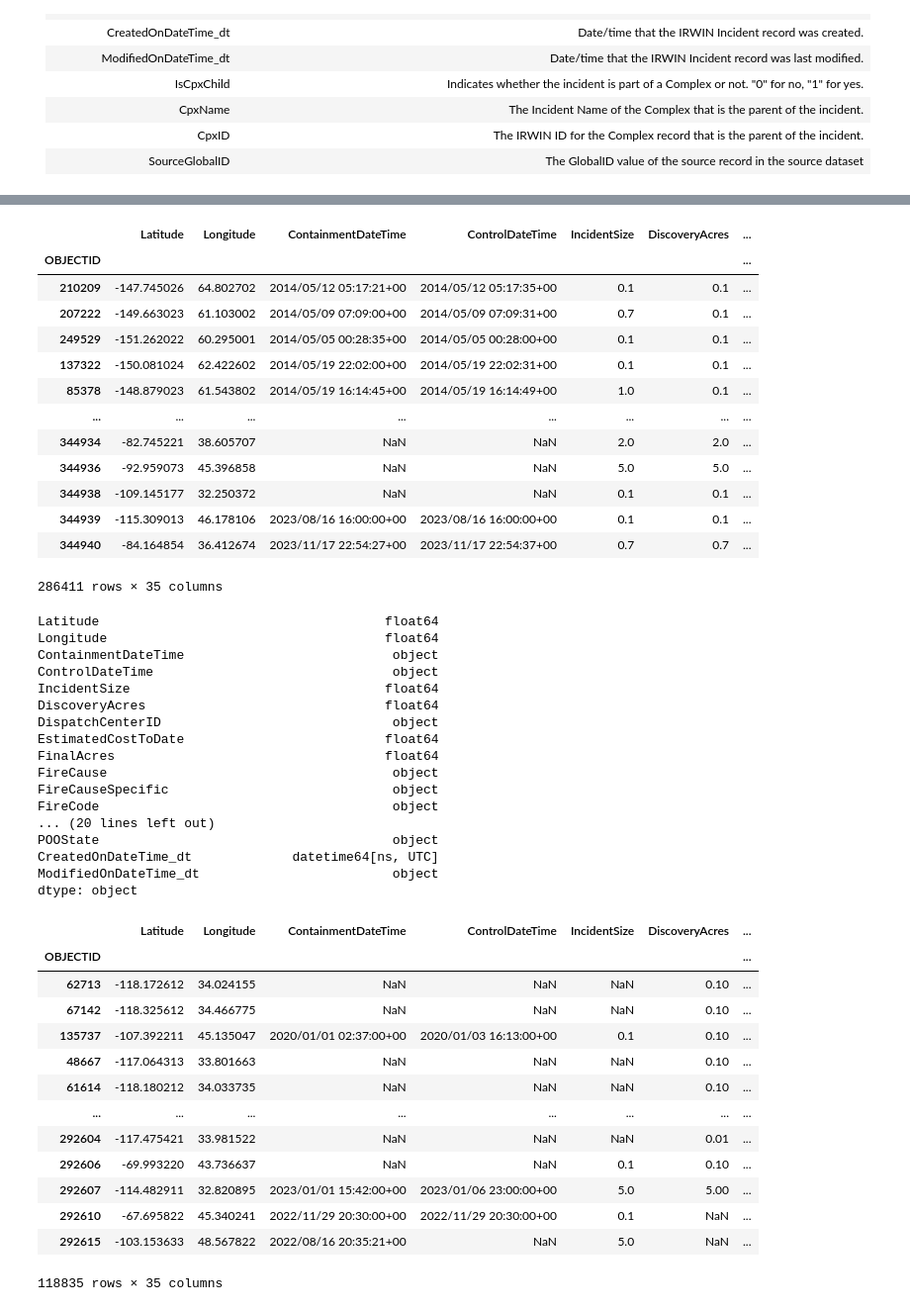
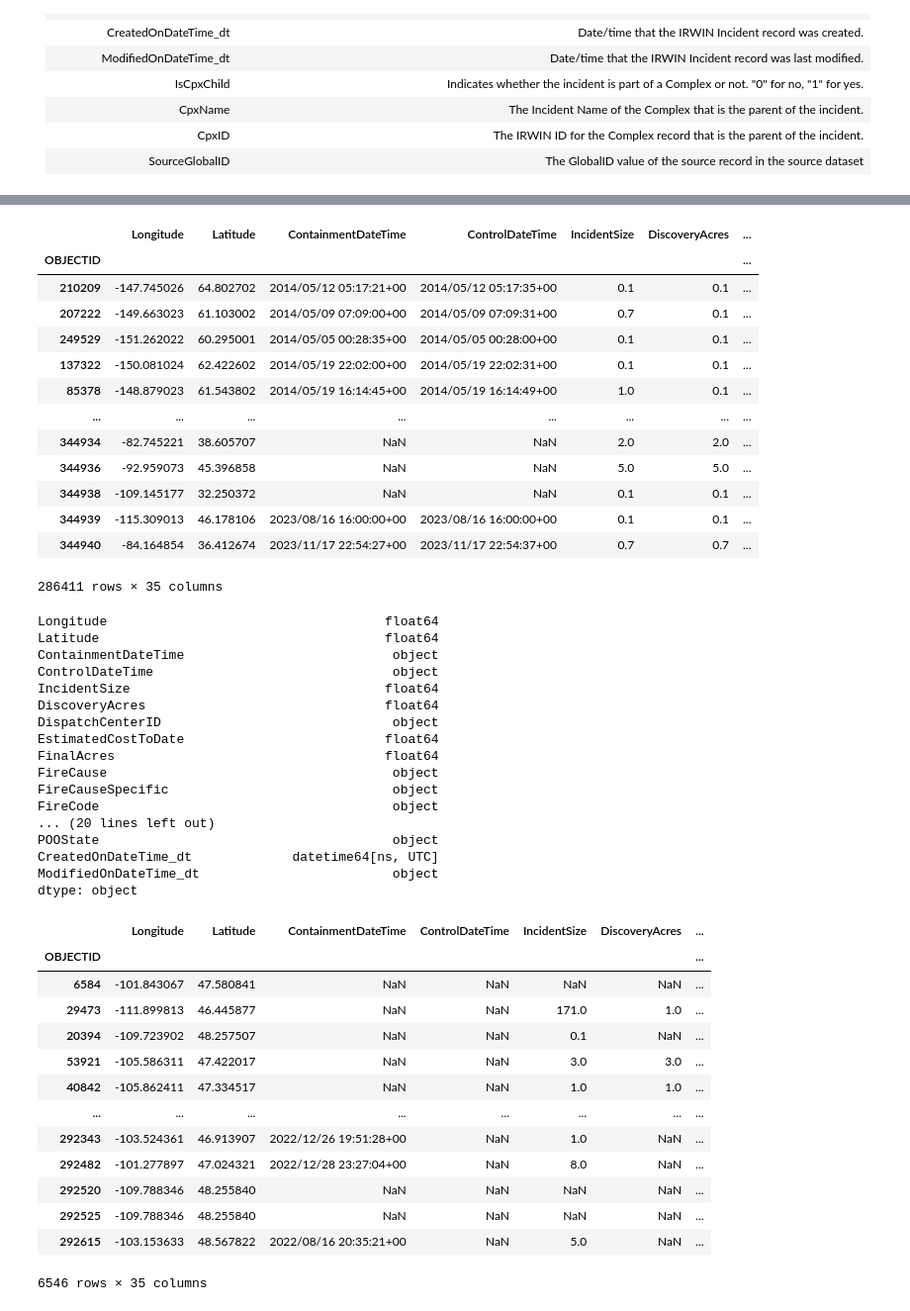
Before and after one commit to SD-2023-CS02/Wildfire-Resource-Simulator, a Jupyter notebook: wfigs_fire_data.ipynb, the cells around one changed output, grey strips where cells are left out. Shown at 99% size. Saved outputs shown, nothing was run; the diff lists cells and outputs as text; code cells hidden in the pictures.

```diff
--- a/wfigs_fire_data.ipynb
+++ b/wfigs_fire_data.ipynb
@@ -247,7 +247,7 @@ sortByDate['CreatedOnDateTime_dt'] = pd.to_datetime(sortByDate['CreatedOnDateTim
 
 df_sorted = sortByDate.sort_values(by='CreatedOnDateTime_dt')
 
-df_sorted.rename(columns={'X': 'Latitude', 'Y': 'Longitude'}, inplace=True)
+df_sorted.rename(columns={'X': 'Longitude', 'Y': 'Latitude'}, inplace=True)
 
 display(df_sorted)
 # %% [output]
@@ -281,7 +281,7 @@ df_sorted.drop(['FireBehaviorGeneral', 'IrwinID', 'FireBehaviorGeneral1', 'FireB
 
 display(df_sorted)
 # %% [output]
-|  | Latitude | Longitude | ContainmentDateTime | ControlDateTime | IncidentSize | DiscoveryAcres | ... |
+|  | Longitude | Latitude | ContainmentDateTime | ControlDateTime | IncidentSize | DiscoveryAcres | ... |
 | OBJECTID |  |  |  |  |  |  | ... |
 | 210209 | -147.745026 | 64.802702 | 2014/05/12 05:17:21+00 | 2014/05/12 05:17:35+00 | 0.1 | 0.1 | ... |
 | 207222 | -149.663023 | 61.103002 | 2014/05/09 07:09:00+00 | 2014/05/09 07:09:31+00 | 0.7 | 0.1 | ... |
@@ -300,8 +300,8 @@ display(df_sorted)
 types = df_sorted.dtypes
 print(types)
 # %% [output]
+Longitude                                    float64
 Latitude                                     float64
-Longitude                                    float64
 ContainmentDateTime                           object
 ControlDateTime                               object
 IncidentSize                                 float64
@@ -318,30 +318,41 @@ CreatedOnDateTime_dt             datetime64[ns, UTC]
 ModifiedOnDateTime_dt                         object
 dtype: object
 # %%
+EAST_BOUNDARY = 45.817
+WEST_BOUNDARY = 65.817
+NORTH_BOUNDARY = -111.929
+SOUTH_BOUNDARY = -98.437
+
 # Get the column data by date
 date_data = df_sorted['CreatedOnDateTime_dt']
 
 # Filter the data between 2020 and 2022
 filtered_df = df_sorted.loc[(df_sorted['CreatedOnDateTime_dt'] > '2020-01-01')
                             & (df_sorted['CreatedOnDateTime_dt'] < '2023-01-01')]
 
+filtered_df = filtered_df.loc[(df_sorted['Latitude'] > EAST_BOUNDARY)
+                              & (df_sorted['Latitude'] < WEST_BOUNDARY)]
+
+filtered_df = filtered_df.loc[(df_sorted['Longitude'] < SOUTH_BOUNDARY)
+                              & (df_sorted['Longitude'] > NORTH_BOUNDARY)]
+
 # display the filtered data
 display(filtered_df)
 # %% [output]
-|  | Latitude | Longitude | ContainmentDateTime | ControlDateTime | IncidentSize | DiscoveryAcres | ... |
+|  | Longitude | Latitude | ContainmentDateTime | ControlDateTime | IncidentSize | DiscoveryAcres | ... |
 | OBJECTID |  |  |  |  |  |  | ... |
-| 62713 | -118.172612 | 34.024155 | NaN | NaN | NaN | 0.10 | ... |
-| 67142 | -118.325612 | 34.466775 | NaN | NaN | NaN | 0.10 | ... |
-| 135737 | -107.392211 | 45.135047 | 2020/01/01 02:37:00+00 | 2020/01/03 16:13:00+00 | 0.1 | 0.10 | ... |
-| 48667 | -117.064313 | 33.801663 | NaN | NaN | NaN | 0.10 | ... |
-| 61614 | -118.180212 | 34.033735 | NaN | NaN | NaN | 0.10 | ... |
+| 6584 | -101.843067 | 47.580841 | NaN | NaN | NaN | NaN | ... |
+| 29473 | -111.899813 | 46.445877 | NaN | NaN | 171.0 | 1.0 | ... |
+| 20394 | -109.723902 | 48.257507 | NaN | NaN | 0.1 | NaN | ... |
+| 53921 | -105.586311 | 47.422017 | NaN | NaN | 3.0 | 3.0 | ... |
+| 40842 | -105.862411 | 47.334517 | NaN | NaN | 1.0 | 1.0 | ... |
 | ... | ... | ... | ... | ... | ... | ... | ... |
-| 292604 | -117.475421 | 33.981522 | NaN | NaN | NaN | 0.01 | ... |
-| 292606 | -69.993220 | 43.736637 | NaN | NaN | 0.1 | 0.10 | ... |
-| 292607 | -114.482911 | 32.820895 | 2023/01/01 15:42:00+00 | 2023/01/06 23:00:00+00 | 5.0 | 5.00 | ... |
-| 292610 | -67.695822 | 45.340241 | 2022/11/29 20:30:00+00 | 2022/11/29 20:30:00+00 | 0.1 | NaN | ... |
+| 292343 | -103.524361 | 46.913907 | 2022/12/26 19:51:28+00 | NaN | 1.0 | NaN | ... |
+| 292482 | -101.277897 | 47.024321 | 2022/12/28 23:27:04+00 | NaN | 8.0 | NaN | ... |
+| 292520 | -109.788346 | 48.255840 | NaN | NaN | NaN | NaN | ... |
+| 292525 | -109.788346 | 48.255840 | NaN | NaN | NaN | NaN | ... |
 | 292615 | -103.153633 | 48.567822 | 2022/08/16 20:35:21+00 | NaN | 5.0 | NaN | ... |
-118835 rows × 35 columns
+6546 rows × 35 columns
 # %%
 # Create a subset collection for initial front-end use and plotting
 # We want to use the following data: [CreateDate, ContainmentDate, FireOutTime, StartingBurnAcre, TotalBurnAcres, Latitude, Longitude]
```
Also changed, not shown: parts of 3 cells of this notebook, 2 other files.
